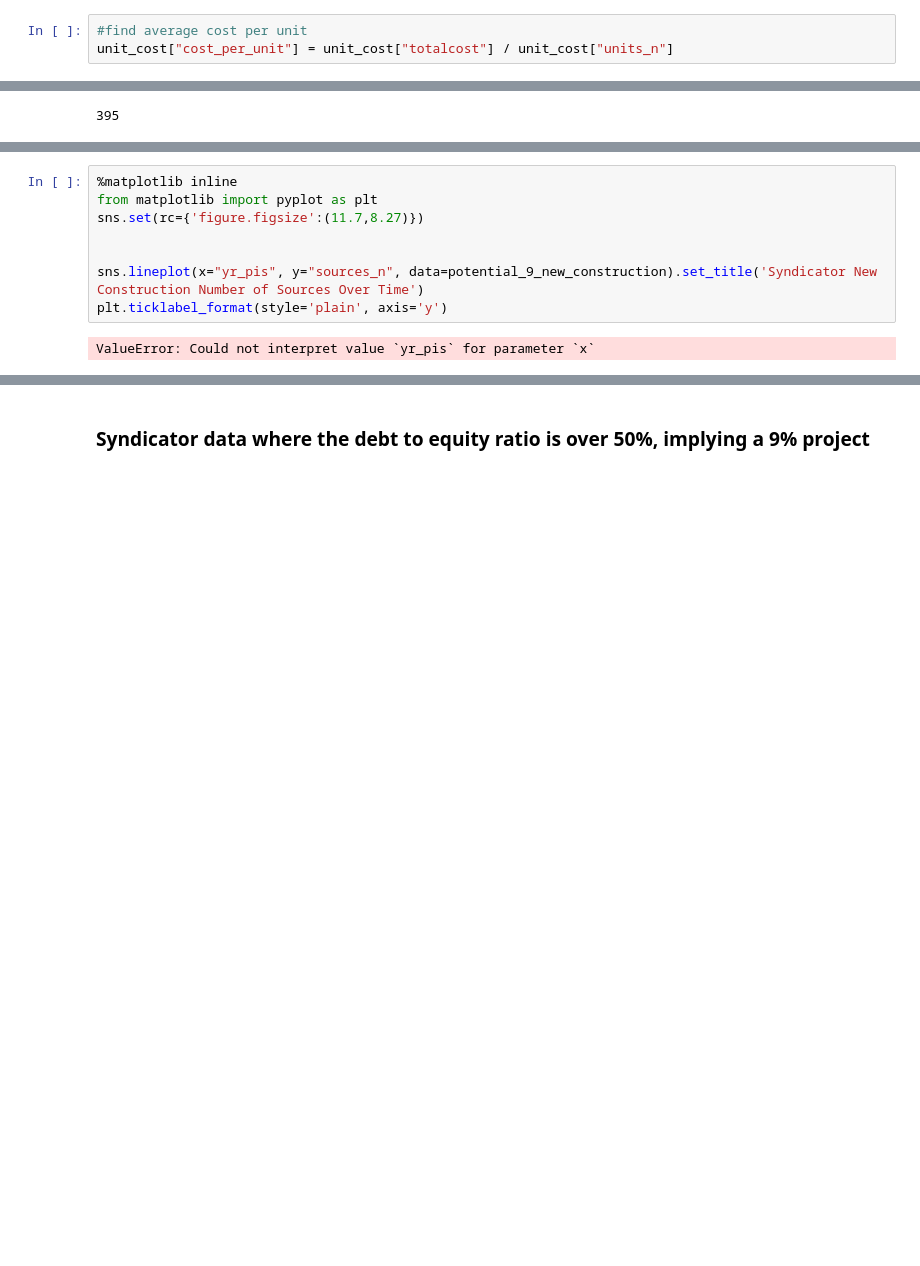
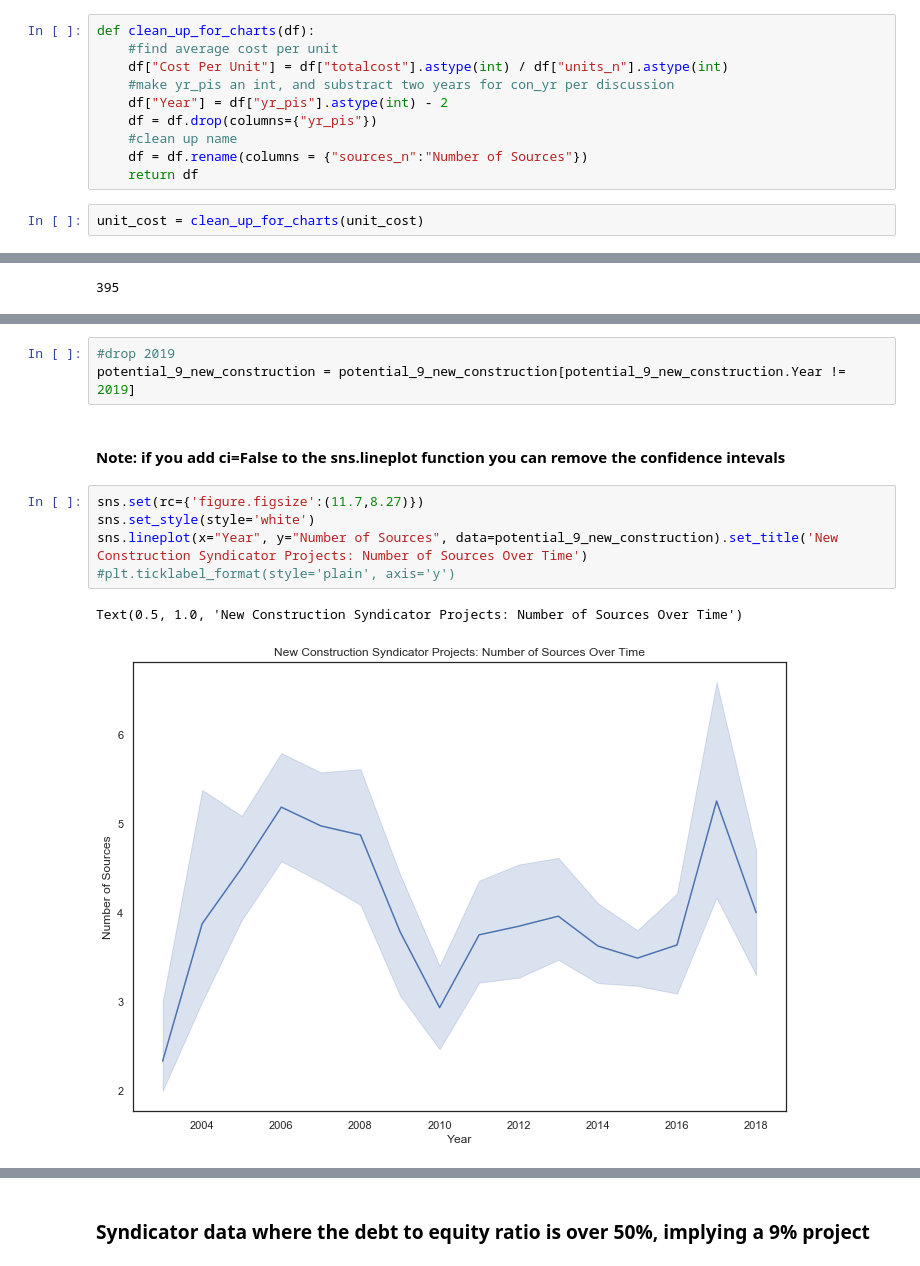
Before and after one commit to qunderriner/LIHTC_Analysis, a Jupyter notebook: SyndicatorData_Graphs.ipynb, the cells around one changed output, grey strips where cells are left out. Cells and saved outputs as stored; diff of their text form; blank space fills up the shorter version.

```diff
--- a/SyndicatorData_Graphs.ipynb
+++ b/SyndicatorData_Graphs.ipynb
@@ -83,9 +70,18 @@ g_units_cost.head()
 ### Concat together and clean up difference between new and rehab
 # %%
 unit_cost = pd.concat([b_units_cost,i_units_cost,g_units_cost])
-# %%
-#find average cost per unit
-unit_cost["cost_per_unit"] = unit_cost["totalcost"] / unit_cost["units_n"]
+# %%
+def clean_up_for_charts(df):
+    #find average cost per unit
+    df["Cost Per Unit"] = df["totalcost"].astype(int) / df["units_n"].astype(int)
+    #make yr_pis an int, and substract two years for con_yr per discussion
+    df["Year"] = df["yr_pis"].astype(int) - 2
+    df = df.drop(columns={"yr_pis"})
+    #clean up name
+    df = df.rename(columns = {"sources_n":"Number of Sources"})
+    return df
+# %%
+unit_cost = clean_up_for_charts(unit_cost)
 # %%
 #clearly need to standize con_type
 unit_cost.con_type.value_counts()
@@ -137,10 +145,13 @@ potential_9_new_construction.head()
+# %%
+#drop 2019
+potential_9_new_construction = potential_9_new_construction[potential_9_new_construction.Year != 2019]
+# %% [markdown]
+#### Note: if you add  ci=False to the sns.lineplot function you can remove the confidence intevals
 # %%
-%matplotlib inline
-from matplotlib import pyplot as plt
 sns.set(rc={'figure.figsize':(11.7,8.27)})
-
-
-sns.lineplot(x="yr_pis", y="sources_n", data=potential_9_new_construction).set_title('Syndicator New Construction Number of Sources Over Time')
-plt.ticklabel_format(style='plain', axis='y')
+sns.set_style(style='white')
+sns.lineplot(x="Year", y="Number of Sources", data=potential_9_new_construction).set_title('New Construction Syndicator Projects: Number of Sources Over Time')
+#plt.ticklabel_format(style='plain', axis='y')
 # %% [output]
-ValueError: Could not interpret value `yr_pis` for parameter `x`
+Text(0.5, 1.0, 'New Construction Syndicator Projects: Number of Sources Over Time')
+[figure, added]
```
Also changed, not shown: parts of 22 cells of this notebook.
